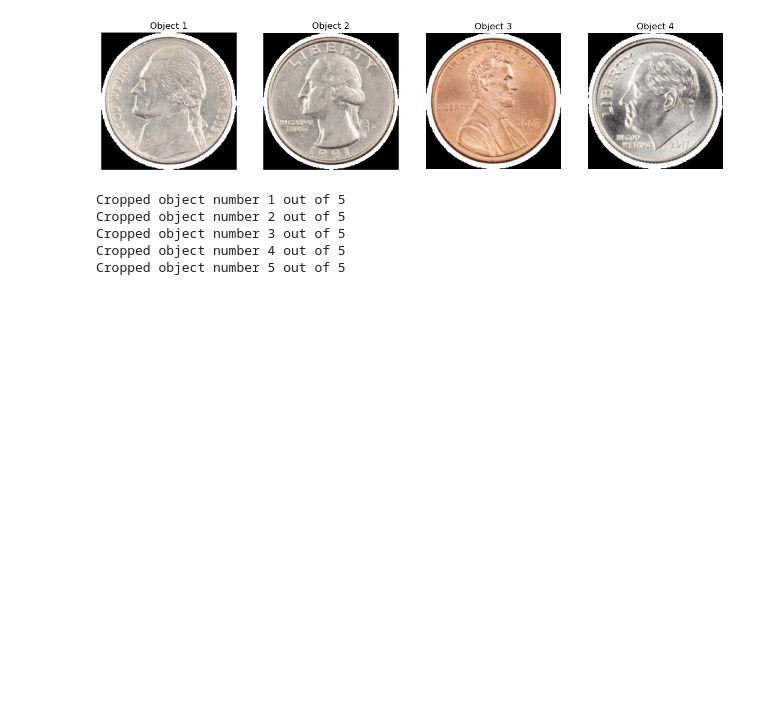
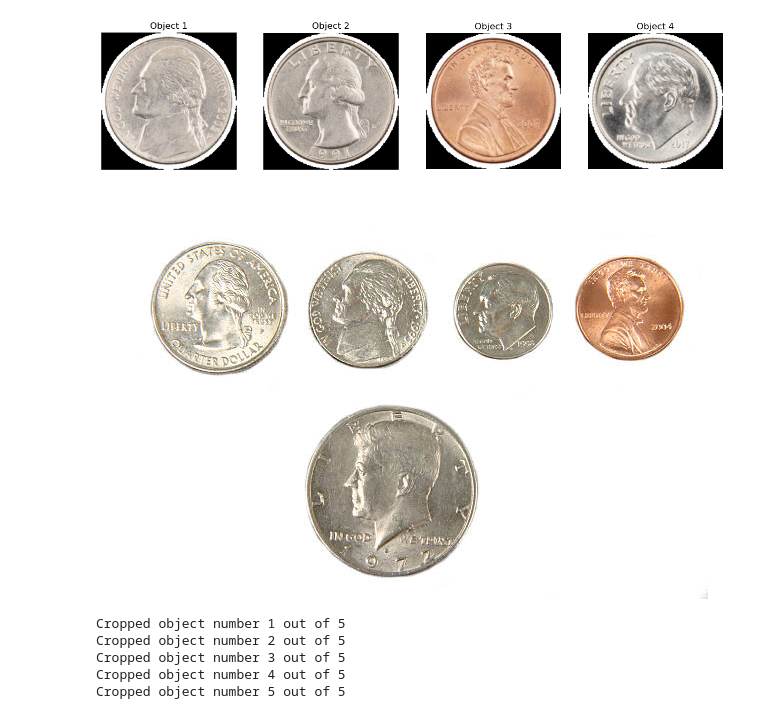
Before and after one commit to TemuujinE/NUM-Pattern-Recognition, a Jupyter notebook: lab3/coin_detect_and_crop.ipynb, the cells around one changed output. Saved outputs shown, nothing was run; the diff lists cells and outputs as text; code cells hidden in the pictures; blank space fills up the shorter version.

```diff
--- a/lab3/coin_detect_and_crop.ipynb
+++ b/lab3/coin_detect_and_crop.ipynb
@@ -78,6 +82,10 @@ Cropped object number 2 out of 4
 Cropped object number 3 out of 4
 Cropped object number 4 out of 4
 [figure]
+# %%
+Image.open(('./test/test_img16.jpg'))
+# %% [output]
+[figure, added]
 # %%
 cropped_objects = crop_coins_from_background('./test/test_img16.jpg')
 fig, axs = plt.subplots(1, len(cropped_objects), figsize = (15, 5))
```
Also changed, not shown: parts of 3 cells of this notebook.
